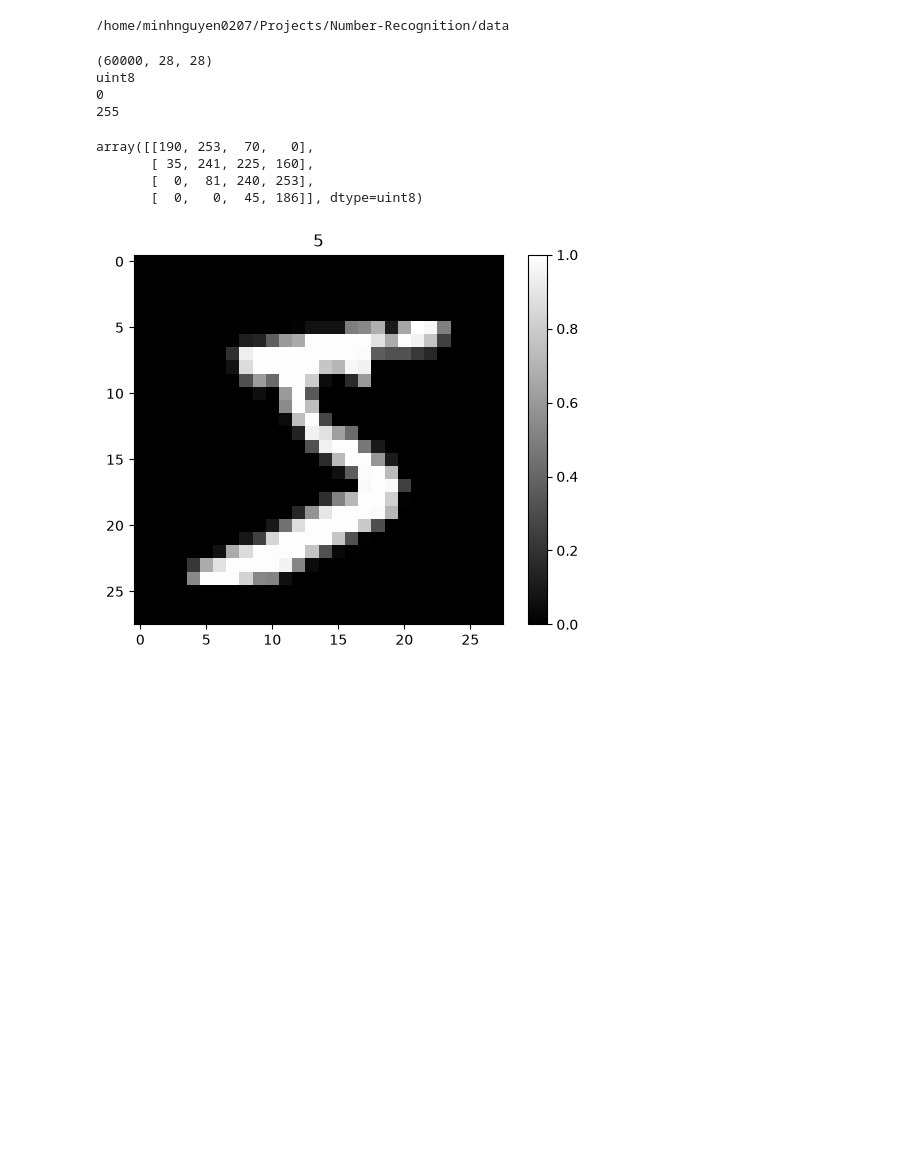
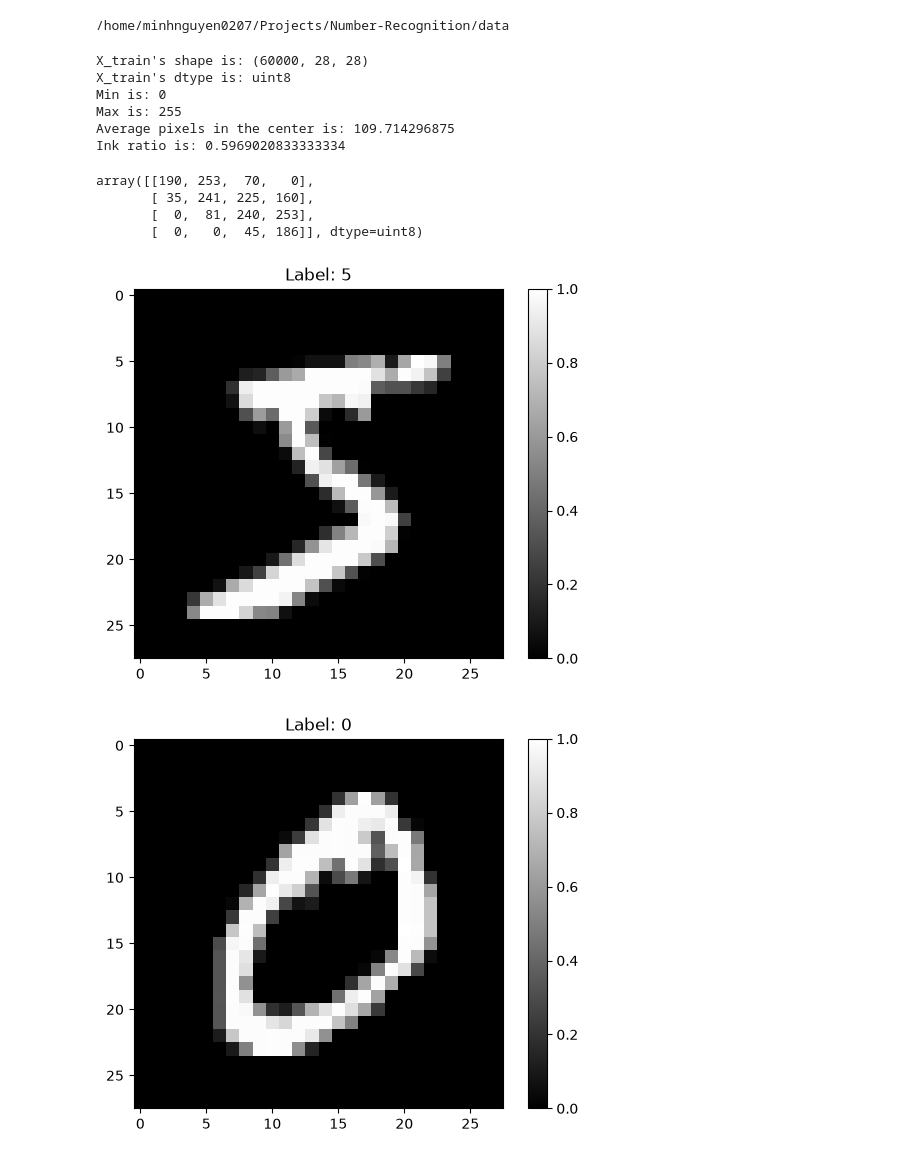
Before and after one commit to wannabeAIE0277/Number-Recognition, a Jupyter notebook: notebooks/01_eda.ipynb, the cells around one changed output. Cells and saved outputs as stored; diff of their text form; code cells hidden in the pictures; blank space fills up the shorter version.

Commit message:
Install test data, fix hygine and robust, complete analysing dataset

```diff
--- a/notebooks/01_eda.ipynb
+++ b/notebooks/01_eda.ipynb
@@ -3,44 +3,66 @@
 import numpy
 import matplotlib.pyplot as plt
 from pathlib import Path
-import torchvision.datasets as Datasets
+import torchvision.datasets as datasets
 
-Data_Dir = Path("/home/minhnguyen0207/Projects/Number-Recognition/data")
-print(Data_Dir)
+data_dir = Path("../data")
+print(data_dir.resolve())
 # %% [output]
 /home/minhnguyen0207/Projects/Number-Recognition/data
 # %%
 #Get MNIST datasets
-Train_Data = Datasets.MNIST(
-    root = Data_Dir,
+train_data = datasets.MNIST(
+    root = data_dir,
     train = True,
     download = True
 )
+
+test_data = datasets.MNIST(
+    root = data_dir,
+    train = False,
+    download = True
+)
 # %%
-X_train = Train_Data.data.numpy()
-y_train = Train_Data.targets.numpy()
+X_train = train_data.data.numpy()
+y_train = train_data.targets.numpy()
+
+X_test = test_data.data.numpy()
+y_test = test_data.targets.numpy()
 # %%
-print(X_train.shape)
-print(X_train.dtype)
-print(X_train.min())
-print(X_train.max())
+#Checking training properties
+print(f"X_train's shape is: {X_train.shape}")
+print(f"X_train's dtype is: {X_train.dtype}")
+print(f"Min is: {X_train.min()}")
+print(f"Max is: {X_train.max()}")
 
-#Predict the center pixels
-display(X_train[0, 12:16, 12:16])
+#Predict the center pixels:
+'''
+The center's distribution will depend on numbers, for example 0 might have blank center and for the others might have denser pixels
+'''
+center_slice = X_train[:,12:16, 12:16]
+mean_center = center_slice.mean()
+print(f"Average pixels in the center is: {mean_center}")
+print(f"Ink ratio is: {(center_slice > 0).mean()}")
+
+#Therefore a single picture can not depict the whole dataset
 # %% [output]
-(60000, 28, 28)
-uint8
-0
-255
+X_train's shape is: (60000, 28, 28)
+X_train's dtype is: uint8
+Min is: 0
+Max is: 255
+Average pixels in the center is: 109.714296875
+Ink ratio is: 0.5969020833333334
 array([[190, 253,  70,   0],
        [ 35, 241, 225, 160],
        [  0,  81, 240, 253],
        [  0,   0,  45, 186]], dtype=uint8)
 # %%
-plt.imshow(X_train[0] / 255, cmap="gray")
-plt.title(f"{y_train[0]}")
-plt.axis("on")
-plt.colorbar()
-plt.show()
+#Showing a picture
+for i in range(5):
+    plt.imshow((X_train[i] / numpy.float32(255)), cmap="gray",vmin=0.0,vmax=1.0)
+    plt.title(f"Label: {y_train[i]}")
+    plt.colorbar()
+    plt.show()
 # %% [output]
-[figure, old version]
+[figure, new version]
+[figure, added]
```
Also changed, not shown: parts of 5 cells of this notebook, 1 other file.
